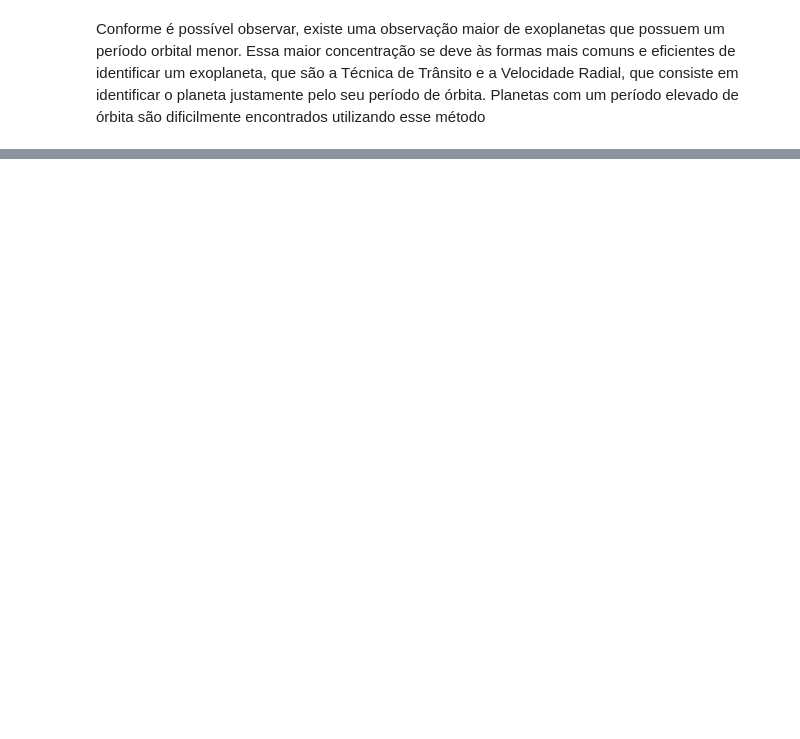
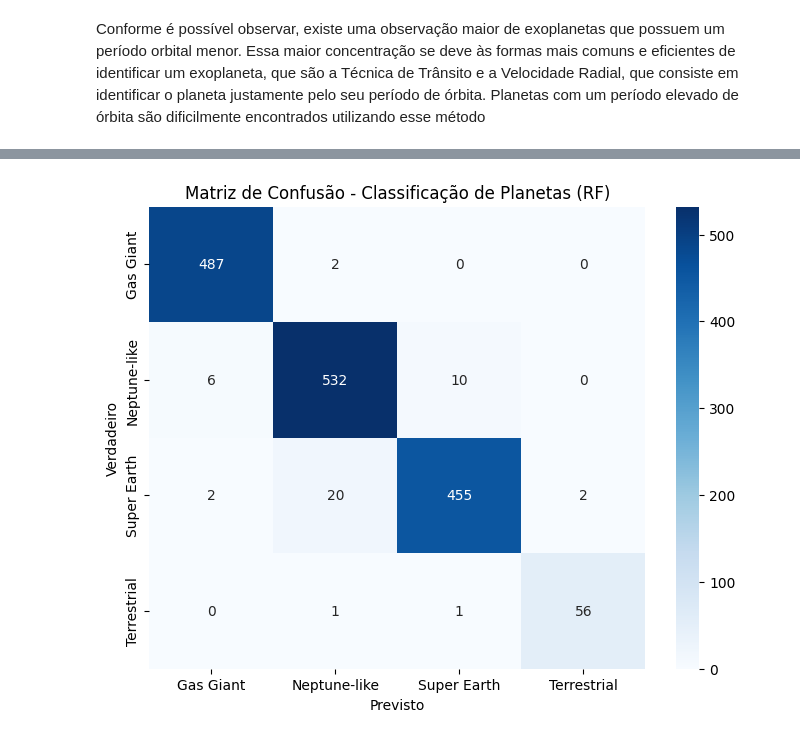
Before and after one commit to FelipeMota04/TrabalhoFinal-ICD-2025.2, a Jupyter notebook: data_stract.ipynb, the cells around one changed output, grey strips where cells are left out. Saved outputs shown, nothing was run; the diff lists cells and outputs as text; code cells hidden in the pictures; blank space fills up the shorter version.

```diff
--- a/data_stract.ipynb
+++ b/data_stract.ipynb
@@ -278,0 +325,73 @@ plt.show()
+# %%
+def treinar_classificador_planetas(df_treino):
+    """
+    Treina um RandomForestClassifier para prever o tipo do planeta.
+    """
+    print("Iniciando o treinamento do classificador Random Forest...")
+
+    # 1. Definir Features (X) e Target (y)
+    feature_cols = [
+        'stellar_magnitude',
+        'mass_multiplier',
+        'radius_multiplier',
+        'orbital_radius',
+        'orbital_period',
+        'eccentricity'
+    ]
+    target_col = 'planet_type'
+
+    X = df_treino[feature_cols]
+    y = df_treino[target_col]
+
+    print(f"Total de amostras para classificação: {len(y)}")
+    print(f"Distribuição das classes no target:\n{y.value_counts(normalize=True)}\n")
+
+    # 2. Dividir os dados em Treino e Teste
+    X_train, X_test, y_train, y_test = train_test_split(X, y, test_size=0.3, random_state=42, stratify=y)
+
+    print(f"Tamanho do conjunto de treino: {len(X_train)} amostras")
+    print(f"Tamanho do conjunto de teste: {len(X_test)} amostras\n")
+
+    # 3. Inicializar e Treinar o Modelo
+    model = RandomForestClassifier(n_estimators=100, random_state=42, n_jobs=-1)
+
+    print("Treinando o modelo de classificação...")
+    model.fit(X_train, y_train)
+    print("Treinamento concluído.\n")
+
+    # 4. Avaliar o Modelo
+    print("--- Avaliação do Modelo no Conjunto de Teste ---")
+    y_pred = model.predict(X_test)
+
+    accuracy = accuracy_score(y_test, y_pred)
+    print(f"Acurácia: {accuracy:.4f}\n")
+
+    print("Relatório de Classificação:")
+    print(classification_report(y_test, y_pred))
+
+    print("Matriz de Confusão:")
+    cm = confusion_matrix(y_test, y_pred, labels=model.classes_)
+
+    plt.figure(figsize=(8, 6))
+    sns.heatmap(cm, annot=True, fmt='d', cmap='Blues',
+                xticklabels=model.classes_, yticklabels=model.classes_)
+    plt.title('Matriz de Confusão - Classificação de Planetas (RF)')
+    plt.ylabel('Verdadeiro')
+    plt.xlabel('Previsto')
+    plt.show()
+
+    print("\nImportância das Features:")
+    features_importance = pd.Series(model.feature_importances_, index=feature_cols).sort_values(ascending=False)
+    print(features_importance)
+
+    # 5. Retornar tudo o que é necessário para as próximas etapas
+    # Retornamos os dados divididos para reutilizar na curva de aprendizado
+    return model, X_train, X_test, y_train, y_test, feature_cols
+
+# --- Execução ---
+if 'df_reg' in locals():
+    # Armazena as saídas da função em variáveis
+    modelo_rf, X_train_rf, X_test_rf, y_train_rf, y_test_rf, feature_cols = treinar_classificador_planetas(df_reg)
+else:
+    print("Erro: DataFrame 'df_reg' não encontrado.")
+# %% [output]
@@ -278,0 +415 @@ plt.show()
+[figure, added]
```
Also changed, not shown: parts of 30 cells of this notebook, 2 other files.
